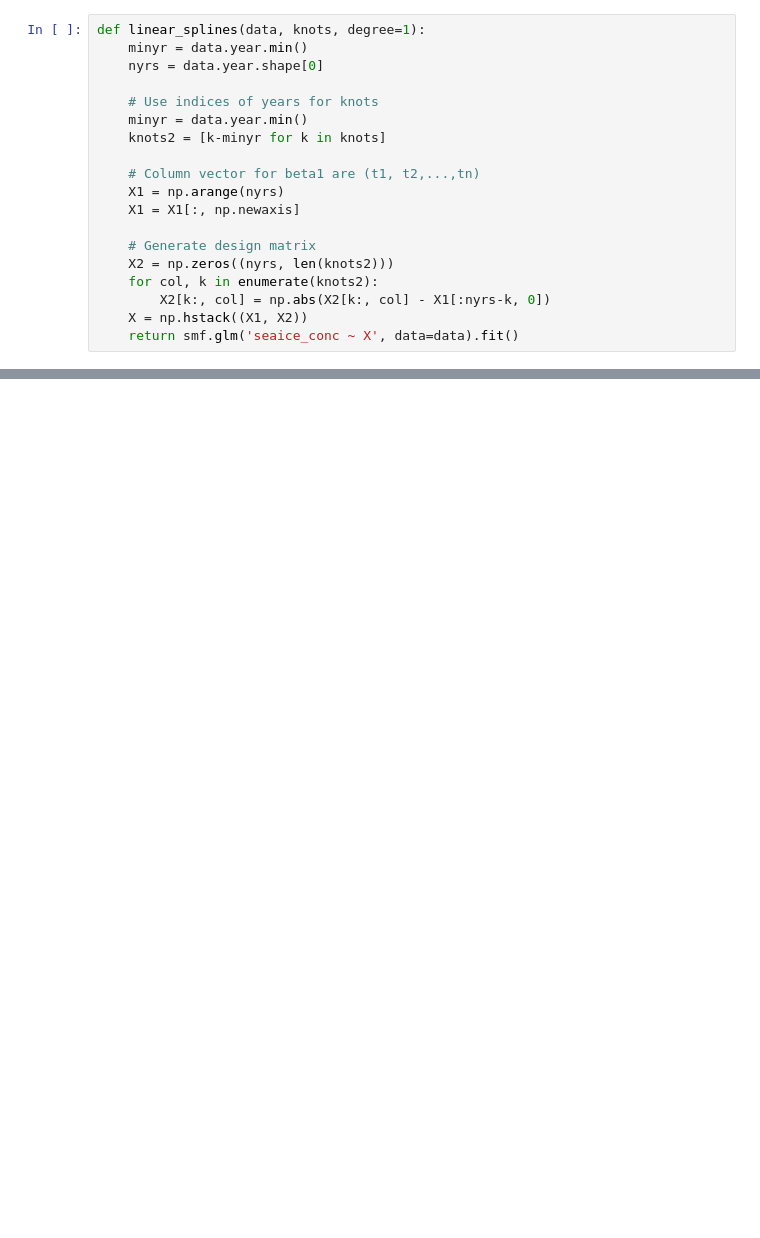
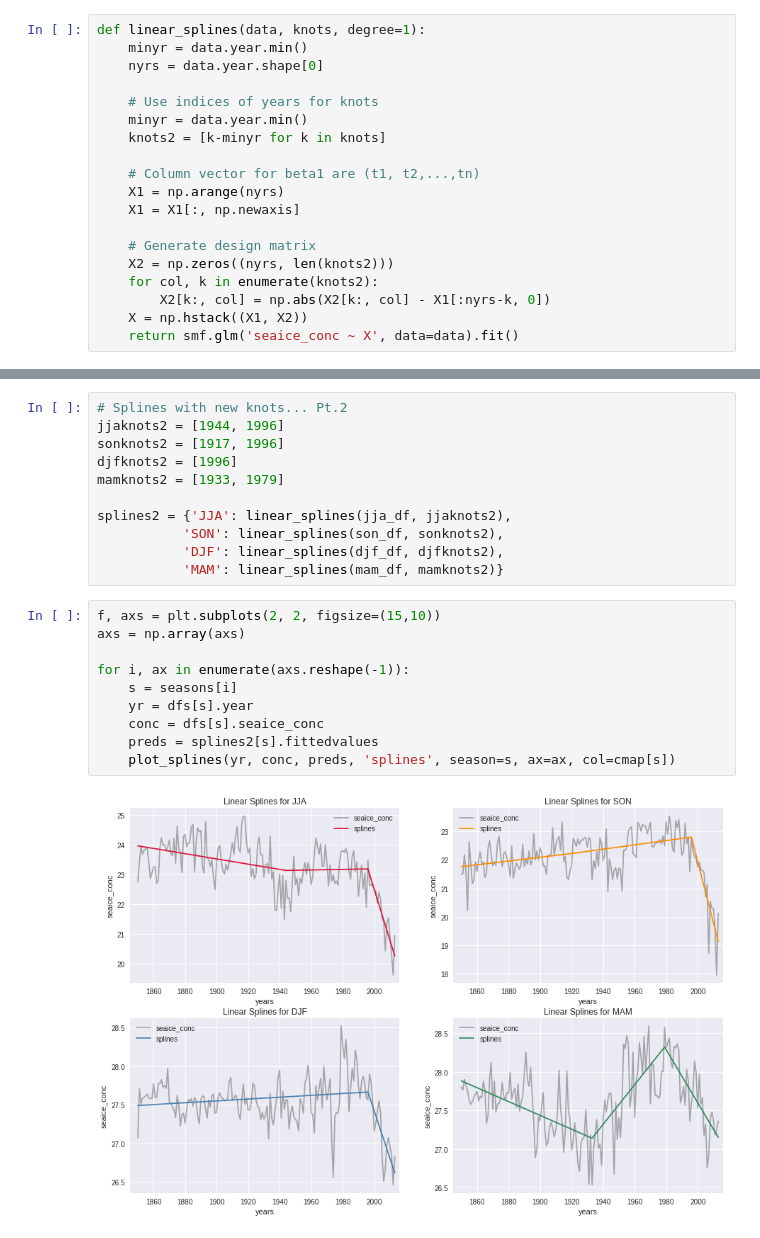
Before and after one commit to hfloresr/ArcticSea, a Jupyter notebook: seaice_splines.ipynb, the cells around one changed output, grey strips where cells are left out. Cells and saved outputs as stored; diff of their text form; blank space fills up the shorter version.

```diff
--- a/seaice_splines.ipynb
+++ b/seaice_splines.ipynb
@@ -144,0 +141,23 @@ array([ 1.        ,  0.3642397 ,  0.23420376,  0.10600597,  0.14342696,
+# %%
+# Splines with new knots... Pt.2
+jjaknots2 = [1944, 1996]
+sonknots2 = [1917, 1996]
+djfknots2 = [1996]
+mamknots2 = [1933, 1979]
+
+splines2 = {'JJA': linear_splines(jja_df, jjaknots2),
+           'SON': linear_splines(son_df, sonknots2),
+           'DJF': linear_splines(djf_df, djfknots2),
+           'MAM': linear_splines(mam_df, mamknots2)}
+# %%
+f, axs = plt.subplots(2, 2, figsize=(15,10))
+axs = np.array(axs)
+
+for i, ax in enumerate(axs.reshape(-1)):
+    s = seasons[i]
+    yr = dfs[s].year
+    conc = dfs[s].seaice_conc
+    preds = splines2[s].fittedvalues
+    plot_splines(yr, conc, preds, 'splines', season=s, ax=ax, col=cmap[s])
+# %% [output]
+[figure, added]
```
Also changed, not shown: parts of 23 cells of this notebook.
